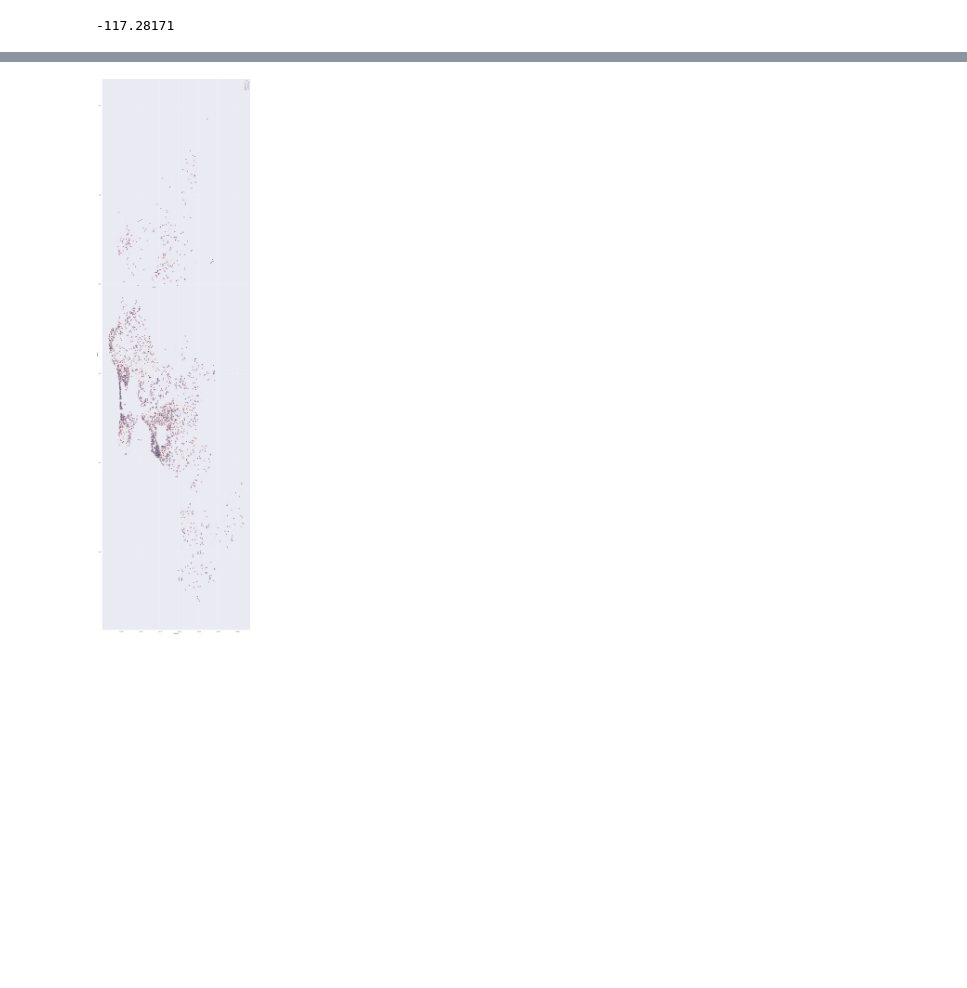
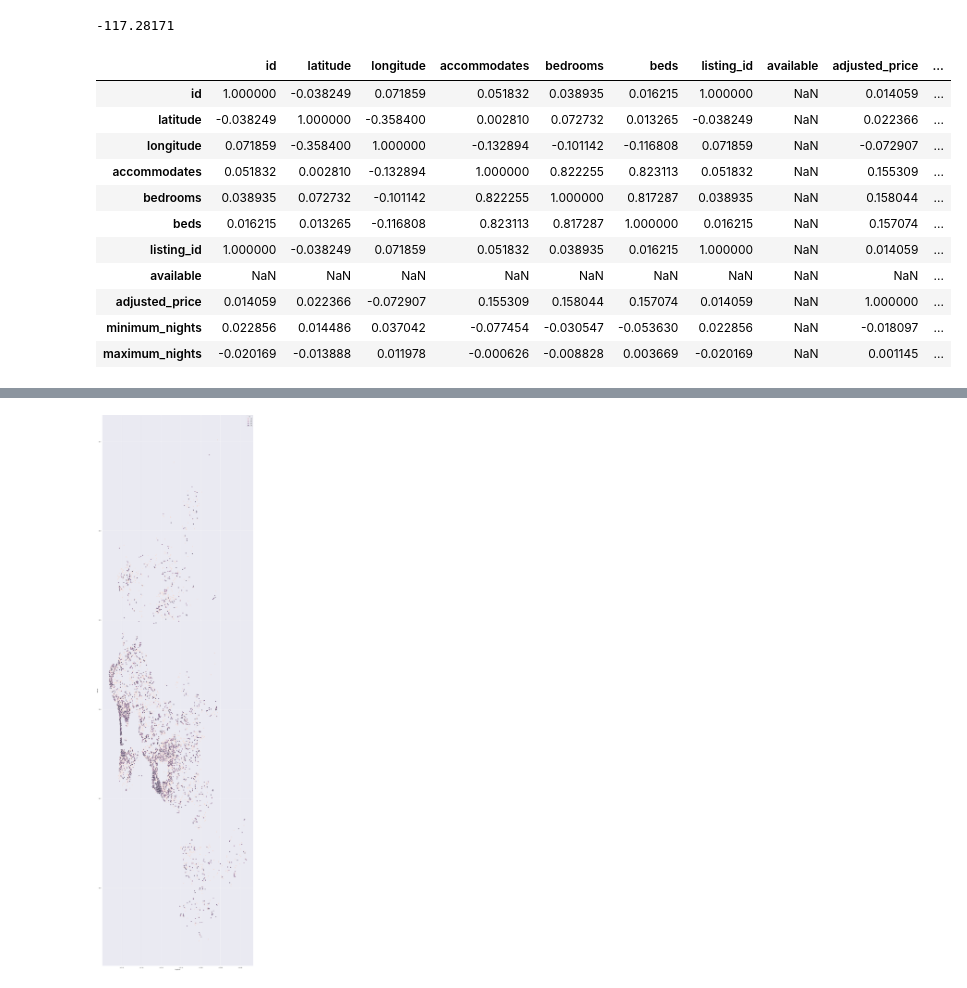
Before and after one commit to COGS118A/Group004-SP23, a Jupyter notebook: Checkpoint_Group004-SP23.ipynb, the cells around one changed output, grey strips where cells are left out. Saved outputs shown, nothing was run; the diff lists cells and outputs as text; code cells hidden in the pictures; blank space fills up the shorter version.

```diff
--- a/Checkpoint_Group004-SP23.ipynb
+++ b/Checkpoint_Group004-SP23.ipynb
@@ -261,3 +261,18 @@ plt.show()
 merged_df["longitude"].min()
 # %% [output]
 -117.28171
+# %%
+merged_df.corr()
+# %% [output]
+|  | id | latitude | longitude | accommodates | bedrooms | beds | listing_id | available | adjusted_price | ... |
+| id | 1.000000 | -0.038249 | 0.071859 | 0.051832 | 0.038935 | 0.016215 | 1.000000 | NaN | 0.014059 | ... |
+| latitude | -0.038249 | 1.000000 | -0.358400 | 0.002810 | 0.072732 | 0.013265 | -0.038249 | NaN | 0.022366 | ... |
+| longitude | 0.071859 | -0.358400 | 1.000000 | -0.132894 | -0.101142 | -0.116808 | 0.071859 | NaN | -0.072907 | ... |
+| accommodates | 0.051832 | 0.002810 | -0.132894 | 1.000000 | 0.822255 | 0.823113 | 0.051832 | NaN | 0.155309 | ... |
+| bedrooms | 0.038935 | 0.072732 | -0.101142 | 0.822255 | 1.000000 | 0.817287 | 0.038935 | NaN | 0.158044 | ... |
+| beds | 0.016215 | 0.013265 | -0.116808 | 0.823113 | 0.817287 | 1.000000 | 0.016215 | NaN | 0.157074 | ... |
+| listing_id | 1.000000 | -0.038249 | 0.071859 | 0.051832 | 0.038935 | 0.016215 | 1.000000 | NaN | 0.014059 | ... |
+| available | NaN | NaN | NaN | NaN | NaN | NaN | NaN | NaN | NaN | ... |
+| adjusted_price | 0.014059 | 0.022366 | -0.072907 | 0.155309 | 0.158044 | 0.157074 | 0.014059 | NaN | 1.000000 | ... |
+| minimum_nights | 0.022856 | 0.014486 | 0.037042 | -0.077454 | -0.030547 | -0.053630 | 0.022856 | NaN | -0.018097 | ... |
+| maximum_nights | -0.020169 | -0.013888 | 0.011978 | -0.000626 | -0.008828 | 0.003669 | -0.020169 | NaN | 0.001145 | ... |
```
Also changed, not shown: parts of 3 cells of this notebook.
